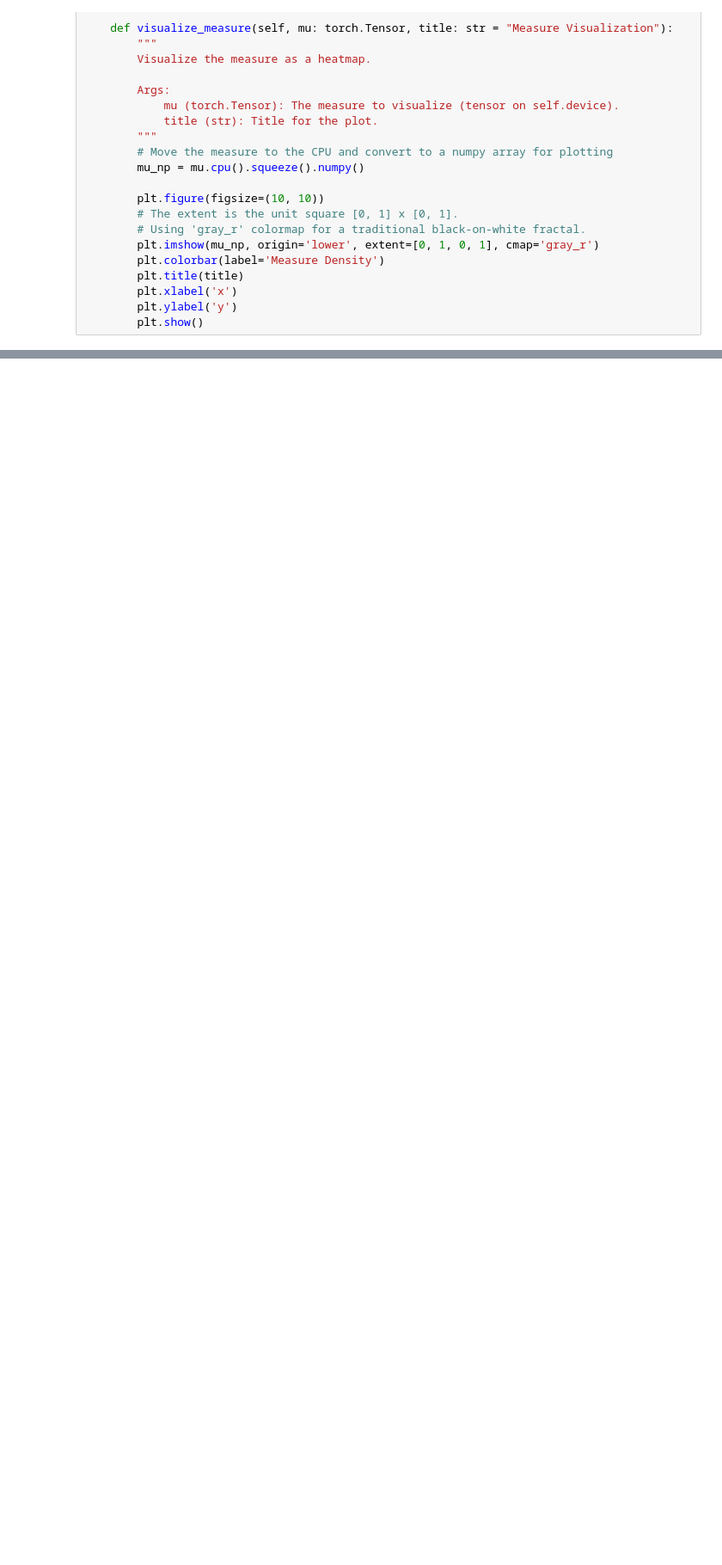
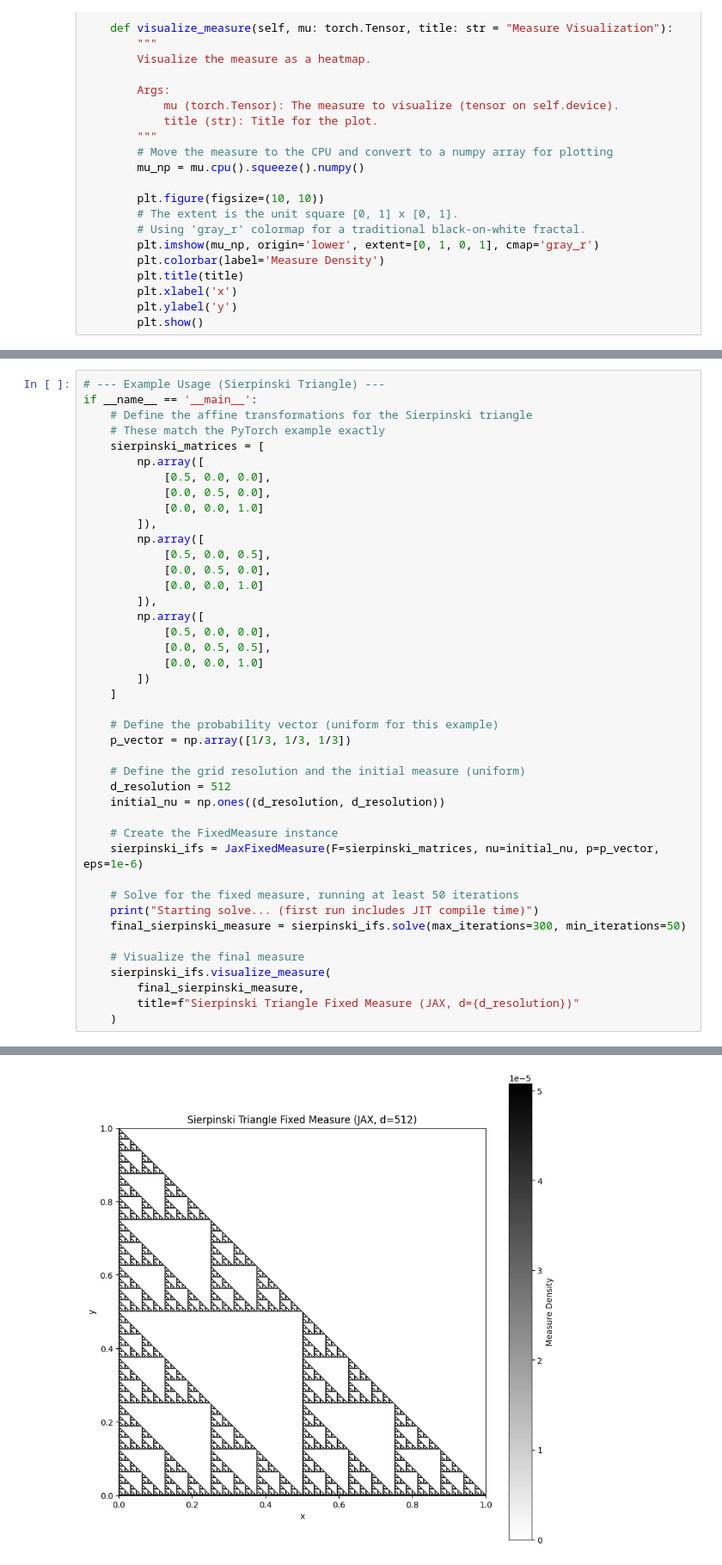
Before and after one commit to Soap-Suds/IFSOpt, a Jupyter notebook: Content/Testing/Fixed-Measure-Code.ipynb, the cells around one changed output, grey strips where cells are left out. Shown at 86% size. Drawn from its saved outputs; the diff is of its cells as text; blank space fills up the shorter version.

Commit message:
I think this commit didnt go through properly, but effectively just implemented fixed measure code into JAX since then just needs 1 compilation

```diff
--- a/Content/Testing/Fixed-Measure-Code.ipynb
+++ b/Content/Testing/Fixed-Measure-Code.ipynb
@@ -285,0 +540,43 @@ if __name__ == "__main__":
+# %%
+# --- Example Usage (Sierpinski Triangle) ---
+if __name__ == '__main__':
+    # Define the affine transformations for the Sierpinski triangle
+    # These match the PyTorch example exactly
+    sierpinski_matrices = [
+        np.array([
+            [0.5, 0.0, 0.0],
+            [0.0, 0.5, 0.0],
+            [0.0, 0.0, 1.0]
+        ]),
+        np.array([
+            [0.5, 0.0, 0.5],
+            [0.0, 0.5, 0.0],
+            [0.0, 0.0, 1.0]
+        ]),
+        np.array([
+            [0.5, 0.0, 0.0],
+            [0.0, 0.5, 0.5],
+            [0.0, 0.0, 1.0]
+        ])
+    ]
+
+    # Define the probability vector (uniform for this example)
+    p_vector = np.array([1/3, 1/3, 1/3])
+
+    # Define the grid resolution and the initial measure (uniform)
+    d_resolution = 512
+    initial_nu = np.ones((d_resolution, d_resolution))
+
+    # Create the FixedMeasure instance
+    sierpinski_ifs = JaxFixedMeasure(F=sierpinski_matrices, nu=initial_nu, p=p_vector, eps=1e-6)
+
+    # Solve for the fixed measure, running at least 50 iterations
+    print("Starting solve... (first run includes JIT compile time)")
+    final_sierpinski_measure = sierpinski_ifs.solve(max_iterations=300, min_iterations=50)
+
+    # Visualize the final measure
+    sierpinski_ifs.visualize_measure(
+        final_sierpinski_measure,
+        title=f"Sierpinski Triangle Fixed Measure (JAX, d={d_resolution})"
+    )
+# %% [output]
@@ -285,0 +586 @@ if __name__ == "__main__":
+[figure, added]
```
Also changed, not shown: parts of 5 cells of this notebook, 1 other file.
